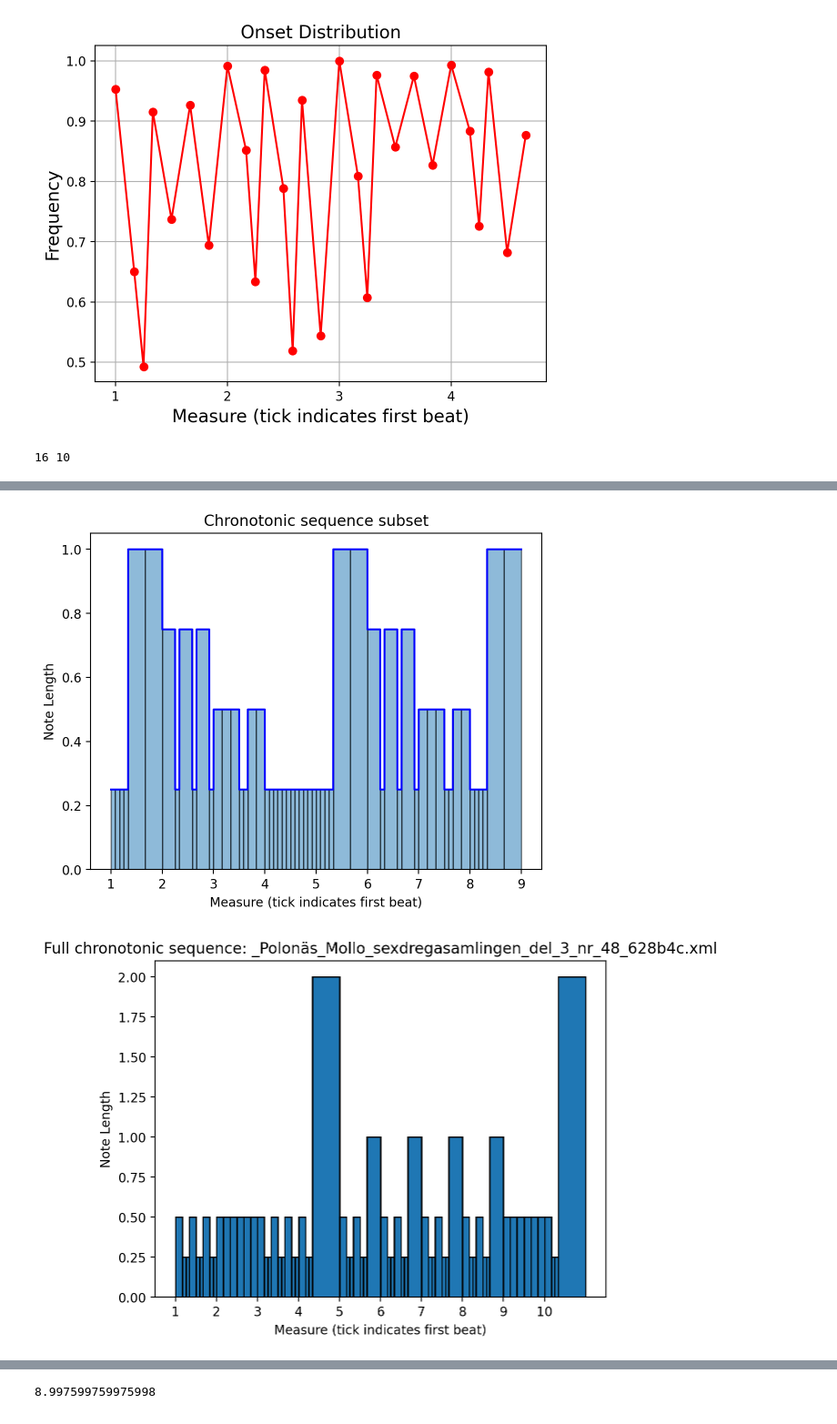
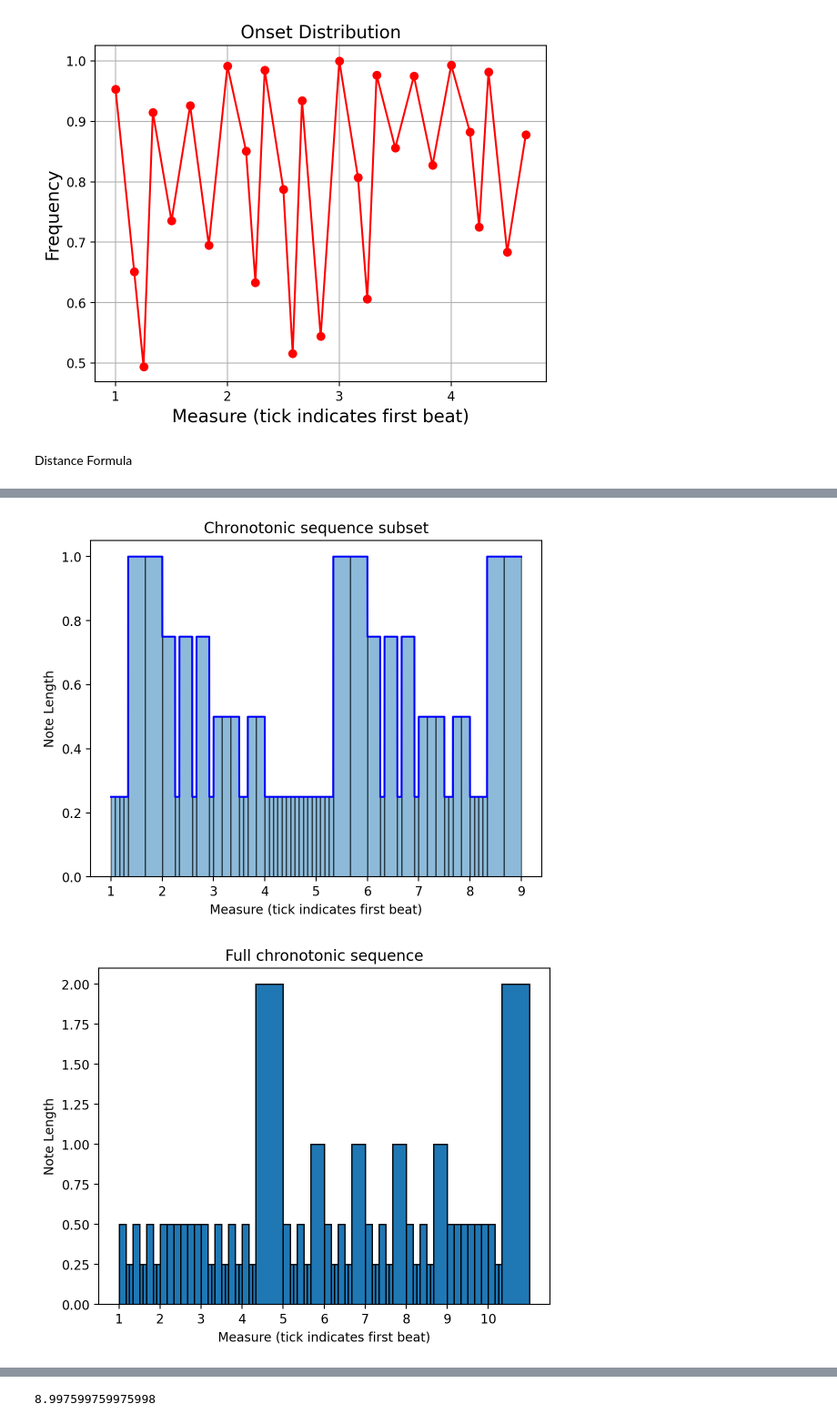
Before and after one commit to kaedejohnson/DH401-A1-RHYTHMGEN, a Jupyter notebook: explore.ipynb, the cells around one changed output, grey strips where cells are left out. Shown at 91% size. Cells and saved outputs as stored; diff of their text form; code cells hidden in the pictures.

```diff
--- a/explore.ipynb
+++ b/explore.ipynb
@@ -51,8 +54,11 @@ for si in trange(len(scores_xml)):
         if len(tmp_meters) != 1 or tmp_meters[0].ratioString != '3/4':
             print('excluding ' + scores_xml[si] + '. ' + str(len(tmp_meters)) + ' meter(s), first is ' + tmp_meters[0].ratioString)
             excluded += 1
+        elif tmp.recurse().notesAndRests[-1].measureNumber < 8:
+            print('excluding ' + scores_xml[si] + '. Only ' + str(tmp.recurse().notesAndRests[-1].measureNumber) + ' measures.')
+            excluded += 1
         else:
             slangpolska_scores[scores_xml[si]] = tmp
 
-print('Imported ' + str(len(slangpolska_scores)) + ' scores into corpus. Excluded ' + str(excluded) + ' due to inconsistent meter.')
+print('Imported ' + str(len(slangpolska_scores)) + ' scores into corpus. Excluded ' + str(excluded) + ' due to inconsistent meter, polyphonic, or not enough measures.')
 # %% [output]
@@ -177,3 +201,5 @@ plt.show()
+# %% [markdown]
+Distance Formula
 # %%
 import music21
 import numpy as np
@@ -182,9 +208,9 @@ import matplotlib.colors as mcolors
 import matplotlib.cm as cm
 import random
 
-def chronotonic_comparison(score_name_w_xml_1, score_name_w_xml_2, subset_start = -1, show_graphs = False):
-    final_measure_1 = slangpolska_scores[score_name_w_xml_1].recurse().notesAndRests[-1].measureNumber
-    final_measure_2 = slangpolska_scores[score_name_w_xml_2].recurse().notesAndRests[-1].measureNumber
+def chronotonic_comparison(stream_base_score_1, stream_base_score_2, subset_start = -1, show_graphs = False):
+    final_measure_1 = stream_base_score_1.recurse().notesAndRests[-1].measureNumber
+    final_measure_2 = stream_base_score_2.recurse().notesAndRests[-1].measureNumber
     final_measure_for_subset = final_measure_1
     if final_measure_2 < final_measure_for_subset:
         final_measure_for_subset = final_measure_2
@@ -199,8 +225,8 @@ def chronotonic_comparison(score_name_w_xml_1, score_name_w_xml_2, subset_start
     else:
         # subset start passed in
         pass
-    chrono1, xvals1, yvals1, xticks1, xlabs1 = chronotonic_builder(score_name_w_xml_1, subset_start, show_graphs)
-    chrono2, xvals2, yvals2, xticks2, xlabs2 = chronotonic_builder(score_name_w_xml_2, subset_start, show_graphs)
+    chrono1, xvals1, yvals1, xticks1, xlabs1 = chronotonic_builder(stream_base_score_1, subset_start, show_graphs)
+    chrono2, xvals2, yvals2, xticks2, xlabs2 = chronotonic_builder(stream_base_score_2, subset_start, show_graphs)
     maxyvals = max(yvals1)
     if maxyvals < max(yvals2):
         maxyvals = max(yvals2)
@@ -234,11 +260,11 @@ def chronotonic_comparison(score_name_w_xml_1, score_name_w_xml_2, subset_start
     return np.trapz(linspaced_subsets['y_diff'], linspaced_subsets['score1_xvals'])
     #return linspaced_subsets
 
-def chronotonic_builder(score_name_w_xml, subset_start=1, show_graphs = False):
+def chronotonic_builder(stream_base_score, subset_start=1, show_graphs = False):
     onsets = []
     heights = []
-    final_measure = slangpolska_scores[score_name_w_xml].recurse().notesAndRests[-1].measureNumber
-    for n_or_r in slangpolska_scores[score_name_w_xml].recurse().notesAndRests:
+    final_measure = stream_base_score.recurse().notesAndRests[-1].measureNumber
+    for n_or_r in stream_base_score.recurse().notesAndRests:
         #print(n_or_r, n_or_r.beat + (3 * (n_or_r.measureNumber-1)), n_or_r.duration.quarterLength)
         onsets.append(n_or_r.beat + (3 * (n_or_r.measureNumber-1)))
         if isinstance(n_or_r, music21.note.Note):
@@ -256,7 +282,7 @@ def chronotonic_builder(score_name_w_xml, subset_start=1, show_graphs = False):
         x_tick_labels = [str(int(((x-1)/3)+1)) for x in x_tick_locs]
         #print(x_tick_locs, x_tick_labels)
         plt.xticks(x_tick_locs, x_tick_labels)
-        plt.title("Full chronotonic sequence: " + score_name_w_xml)
+        plt.title("Full chronotonic sequence")
         plt.show()
 
     # Now display a random subset
@@ -313,7 +339,6 @@ def chronotonic_builder(score_name_w_xml, subset_start=1, show_graphs = False):
     return chrono_sequence, xvals, yinterp, x_tick_locs, x_tick_labels
 # %%
 # Now, a function that passes in a score name to create the above graphs
-# chronotonic_builder('_Polonäs_Mollo_sexdregasamlingen_del_3_nr_48_628b4c.xml', show_graphs=True)
-chronotonic_comparison('Pollonesse_183254_460e7c.xml', '_Polonäs_Mollo_sexdregasamlingen_del_3_nr_48_628b4c.xml', subset_start = 1, show_graphs=True)
+# chronotonic_builder(slangpolska_scores['_Polonäs_Mollo_sexdregasamlingen_del_3_nr_48_628b4c.xml'], show_graphs=True)
+chronotonic_comparison(slangpolska_scores['Pollonesse_183254_460e7c.xml'], slangpolska_scores['_Polonäs_Mollo_sexdregasamlingen_del_3_nr_48_628b4c.xml'], subset_start = 1, show_graphs=True)
 # %% [output]
-16 10
@@ -321,6 +346,6 @@ chronotonic_comparison('Pollonesse_183254_460e7c.xml', '_Polonäs_Mollo_sexdrega
 [figure]
-[figure, old version]
+[figure, new version]
 [figure]
 [figure]
 [figure]
-8.997599759975998
+8.997599759975998
```
Also changed, not shown: parts of 21 cells of this notebook.
